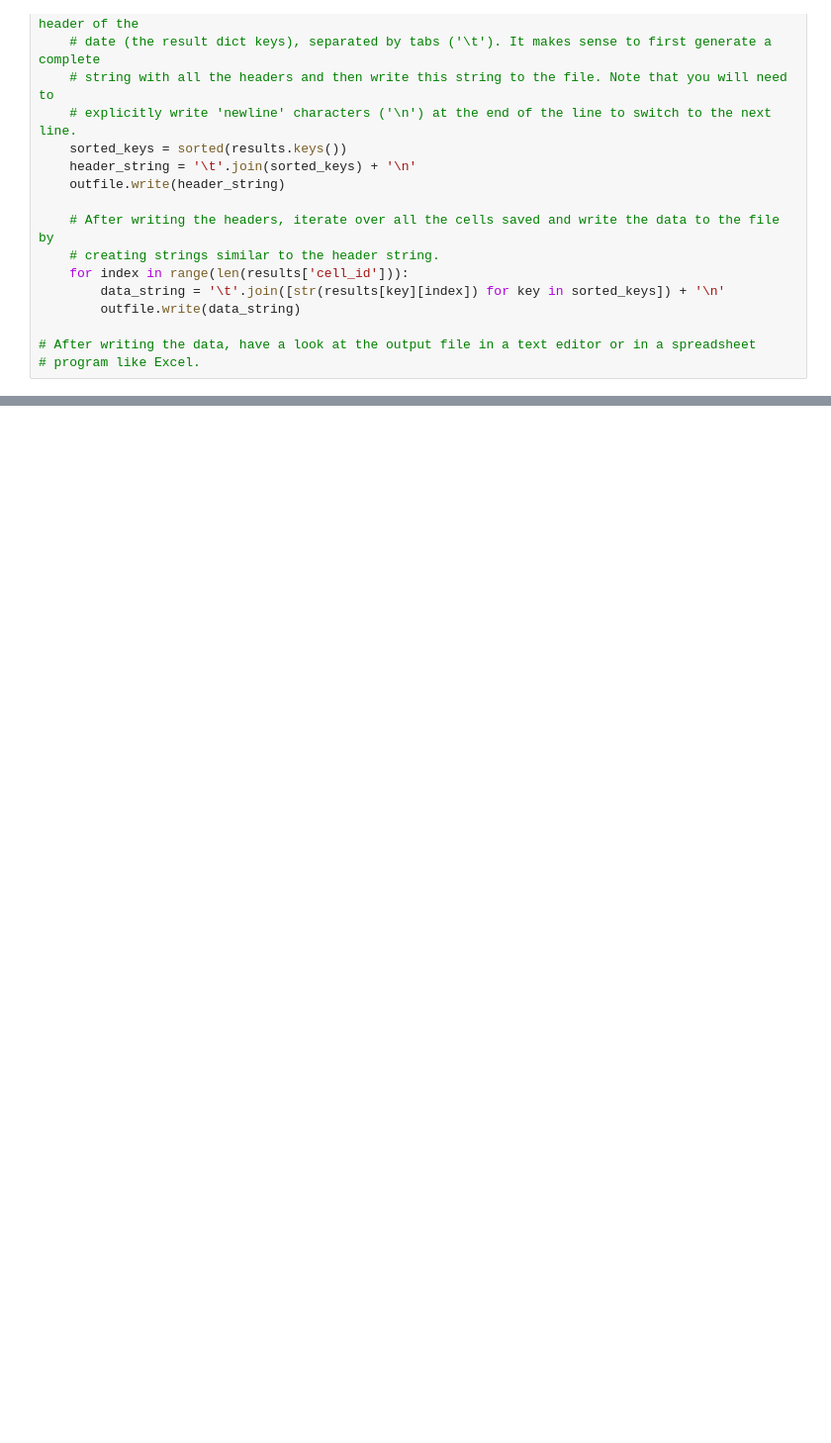
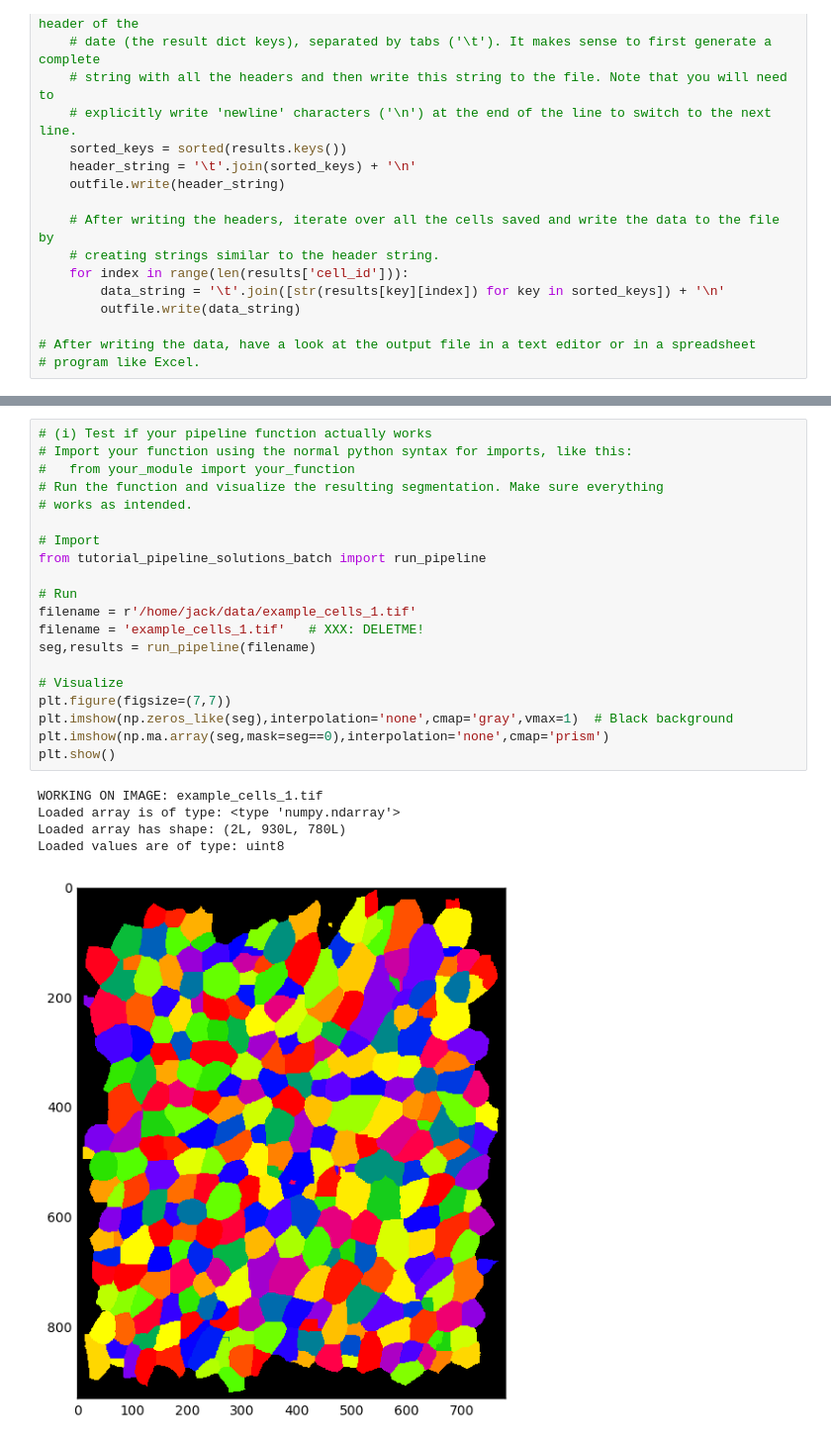
Before and after one commit to tobyhodges/python-workshop-image-processing, a Jupyter notebook: main_tutorial/tutorial_pipeline_solutions.ipynb, the cells around one changed output, grey strips where cells are left out. Shown at 99% size. Drawn from its saved outputs; the diff is of its cells as text; blank space fills up the shorter version.

Commit message:
Added section on batch processing.

```diff
--- a/main_tutorial/tutorial_pipeline_solutions.ipynb
+++ b/main_tutorial/tutorial_pipeline_solutions.ipynb
@@ -960,0 +1005,26 @@ with open('example_cells_1_results.txt','w') as outfile:
+# %%
+# (i) Test if your pipeline function actually works
+# Import your function using the normal python syntax for imports, like this:
+#   from your_module import your_function
+# Run the function and visualize the resulting segmentation. Make sure everything
+# works as intended.
+
+# Import
+from tutorial_pipeline_solutions_batch import run_pipeline
+
+# Run
+filename = r'/home/jack/data/example_cells_1.tif'
+filename = 'example_cells_1.tif'   # XXX: DELETME!
+seg,results = run_pipeline(filename)
+
+# Visualize
+plt.figure(figsize=(7,7))
+plt.imshow(np.zeros_like(seg),interpolation='none',cmap='gray',vmax=1)  # Black background
+plt.imshow(np.ma.array(seg,mask=seg==0),interpolation='none',cmap='prism')
+plt.show()
+# %% [output]
+WORKING ON IMAGE: example_cells_1.tif
+Loaded array is of type: <type 'numpy.ndarray'>
+Loaded array has shape: (2L, 930L, 780L)
+Loaded values are of type: uint8
+[figure, added]
```
Also changed, not shown: parts of 8 cells of this notebook, 9 other files.
